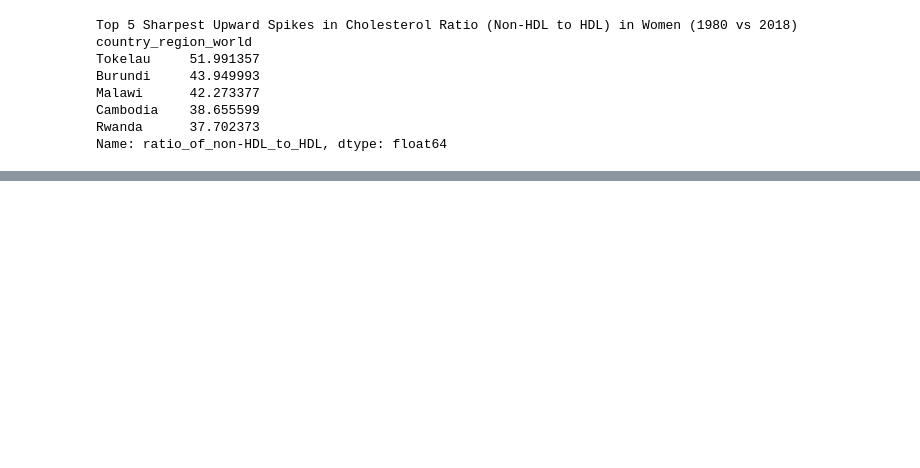
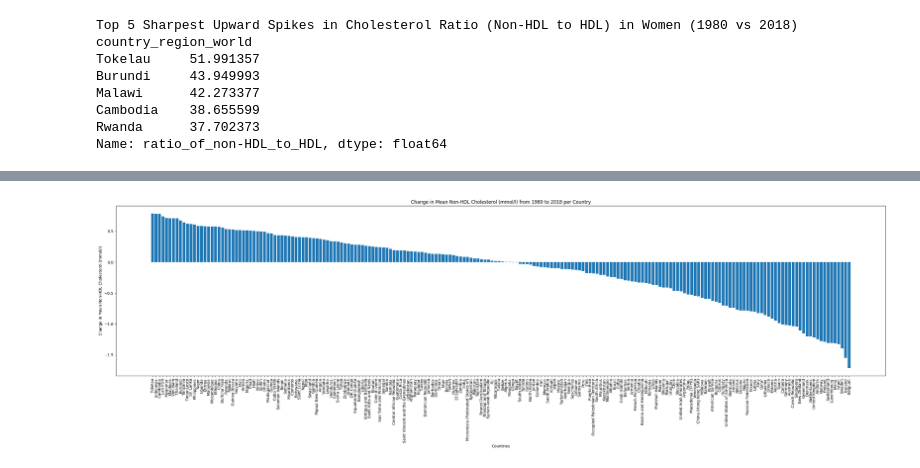
Before and after one commit to ariafcode/dsrp, a Jupyter notebook: dsrp.ipynb, the cells around one changed output, grey strips where cells are left out. Saved outputs shown, nothing was run; the diff lists cells and outputs as text; code cells hidden in the pictures; blank space fills up the shorter version.

```diff
--- a/dsrp.ipynb
+++ b/dsrp.ipynb
@@ -227,0 +254,6 @@ KeyError: 'Column not found: change_in_mean_non-HDL'
+# %%
+df_initial_nonhdl = df_1980.groupby('country_region_world')['mean_non-hdl_cholesterol_mmol_l'].mean()
+df_final_nonhdl = df_2018.groupby('country_region_world')['mean_non-hdl_cholesterol_mmol_l'].mean()
+change_in_mean_non_HDL = df_final_nonhdl - df_initial_nonhdl
+sorted_nonhdl = change_in_mean_non_HDL.sort_values(ascending=False)
+print(sorted_nonhdl.head(5))
@@ -227,0 +268,10 @@ KeyError: 'Column not found: change_in_mean_non-HDL'
+# %%
+plt.figure(figsize=(36, 8))
+plt.bar(sorted_nonhdl.index, sorted_nonhdl.values)
+plt.xlabel('Countries')
+plt.xticks(rotation=90)
+plt.ylabel('Change in Mean Non-HDL Cholesterol (mmol/l)')
+plt.title('Change in Mean Non-HDL Cholesterol (mmol/l) from 1980 to 2018 per Country')
+plt.show()
+# %% [output]
+[figure, added]
```
Also changed, not shown: parts of 7 cells of this notebook.
